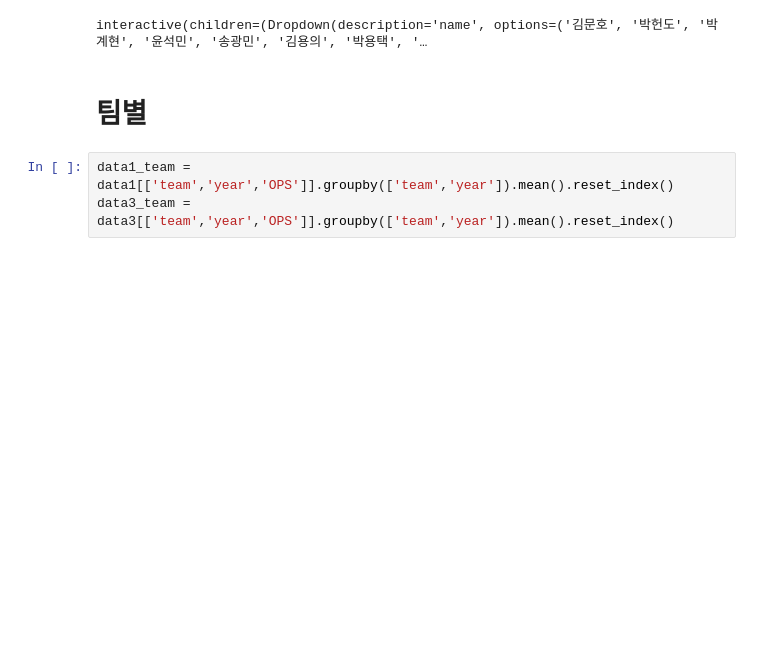
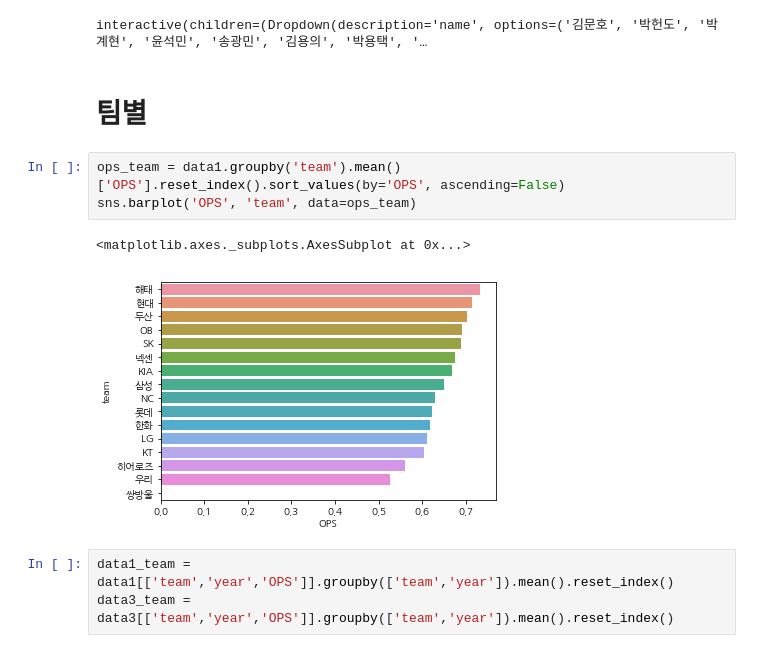
Before and after one commit to TooTouch/Dacon, a Jupyter notebook: ipynb/EDA.ipynb, the cells around one changed output. Cells and saved outputs as stored; diff of their text form; blank space fills up the shorter version.

```diff
--- a/ipynb/EDA.ipynb
+++ b/ipynb/EDA.ipynb
@@ -357,6 +369,12 @@ interactive(ops_by_name, name=names)
 interactive(children=(Dropdown(description='name', options=('김문호', '박헌도', '박계현', '윤석민', '송광민', '김용의', '박용택', '…
 # %% [markdown]
 # 팀별
+# %%
+ops_team = data1.groupby('team').mean()['OPS'].reset_index().sort_values(by='OPS', ascending=False)
+sns.barplot('OPS', 'team', data=ops_team)
+# %% [output]
+<matplotlib.axes._subplots.AxesSubplot at 0x...>
+[figure, added]
 # %%
 data1_team = data1[['team','year','OPS']].groupby(['team','year']).mean().reset_index()
 data3_team = data3[['team','year','OPS']].groupby(['team','year']).mean().reset_index()
```
Also changed, not shown: parts of 14 cells of this notebook, 2 other files.
